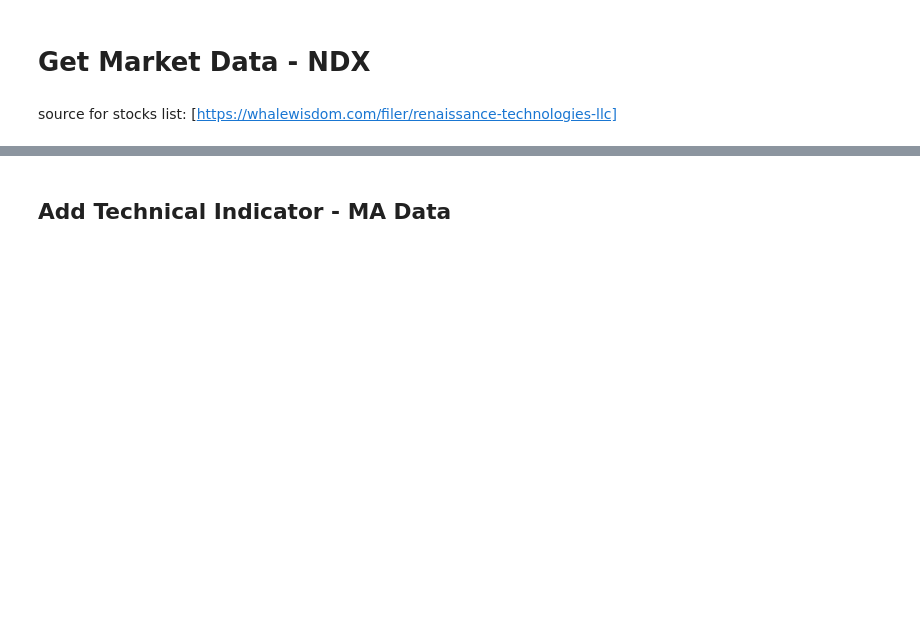
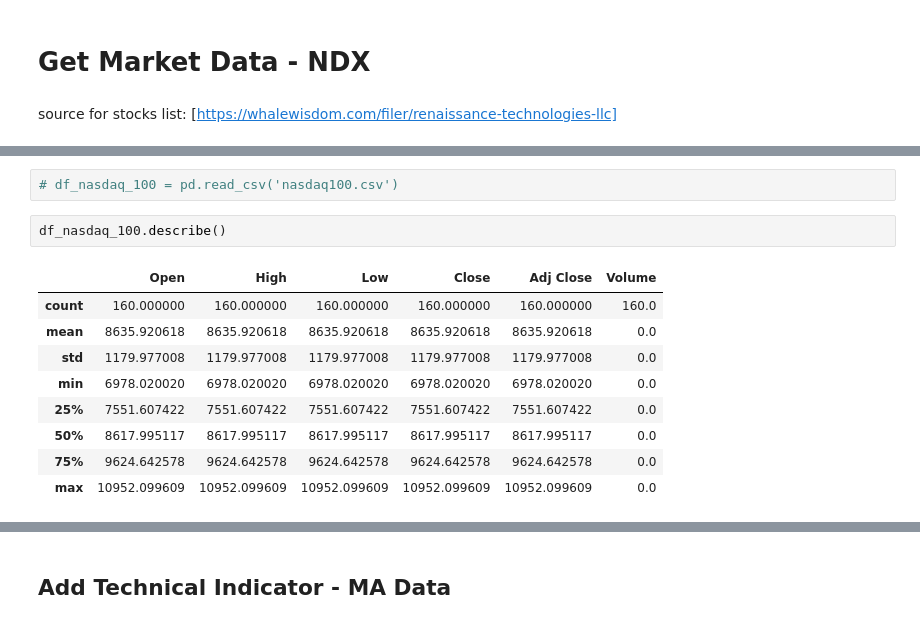
Before and after one commit to Sue-Mir/Module5_Capstone, a Jupyter notebook: Step1_GetData.ipynb, the cells around one changed output, grey strips where cells are left out. Drawn from its saved outputs; the diff is of its cells as text; blank space fills up the shorter version.

```diff
--- a/Step1_GetData.ipynb
+++ b/Step1_GetData.ipynb
@@ -58,2 +62,16 @@ df_nasdaq_100 = yf.download("NDX", start=start_date, end=end_date)
 # %% [output]
 [*********************100%***********************]  1 of 1 completed
+# %%
+# df_nasdaq_100 = pd.read_csv('nasdaq100.csv')
+# %%
+df_nasdaq_100.describe()
+# %% [output]
+|  | Open | High | Low | Close | Adj Close | Volume |
+| count | 160.000000 | 160.000000 | 160.000000 | 160.000000 | 160.000000 | 160.0 |
+| mean | 8635.920618 | 8635.920618 | 8635.920618 | 8635.920618 | 8635.920618 | 0.0 |
+| std | 1179.977008 | 1179.977008 | 1179.977008 | 1179.977008 | 1179.977008 | 0.0 |
+| min | 6978.020020 | 6978.020020 | 6978.020020 | 6978.020020 | 6978.020020 | 0.0 |
+| 25% | 7551.607422 | 7551.607422 | 7551.607422 | 7551.607422 | 7551.607422 | 0.0 |
+| 50% | 8617.995117 | 8617.995117 | 8617.995117 | 8617.995117 | 8617.995117 | 0.0 |
+| 75% | 9624.642578 | 9624.642578 | 9624.642578 | 9624.642578 | 9624.642578 | 0.0 |
+| max | 10952.099609 | 10952.099609 | 10952.099609 | 10952.099609 | 10952.099609 | 0.0 |
```
Also changed, not shown: parts of 17 cells of this notebook, 3 other files.
